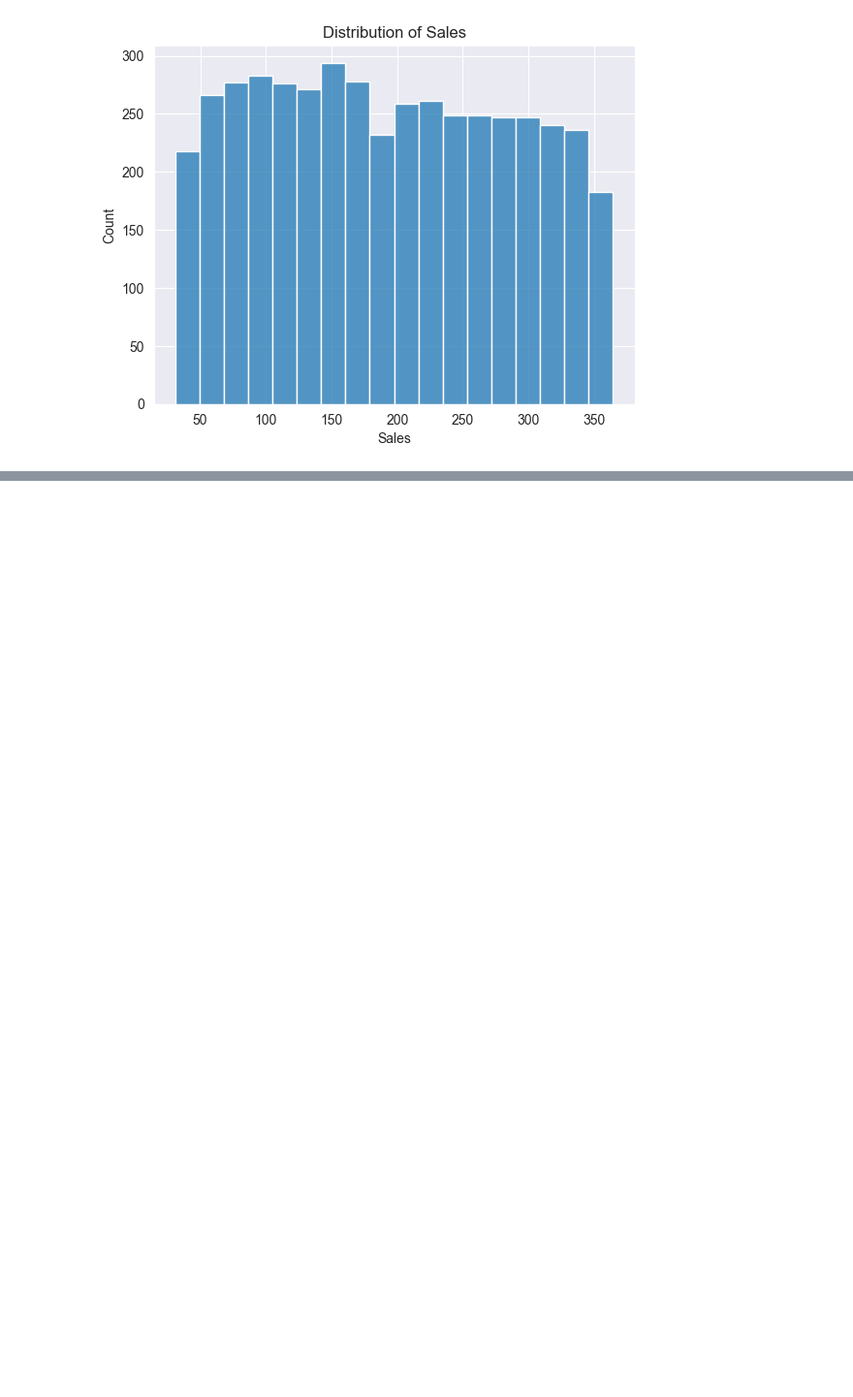
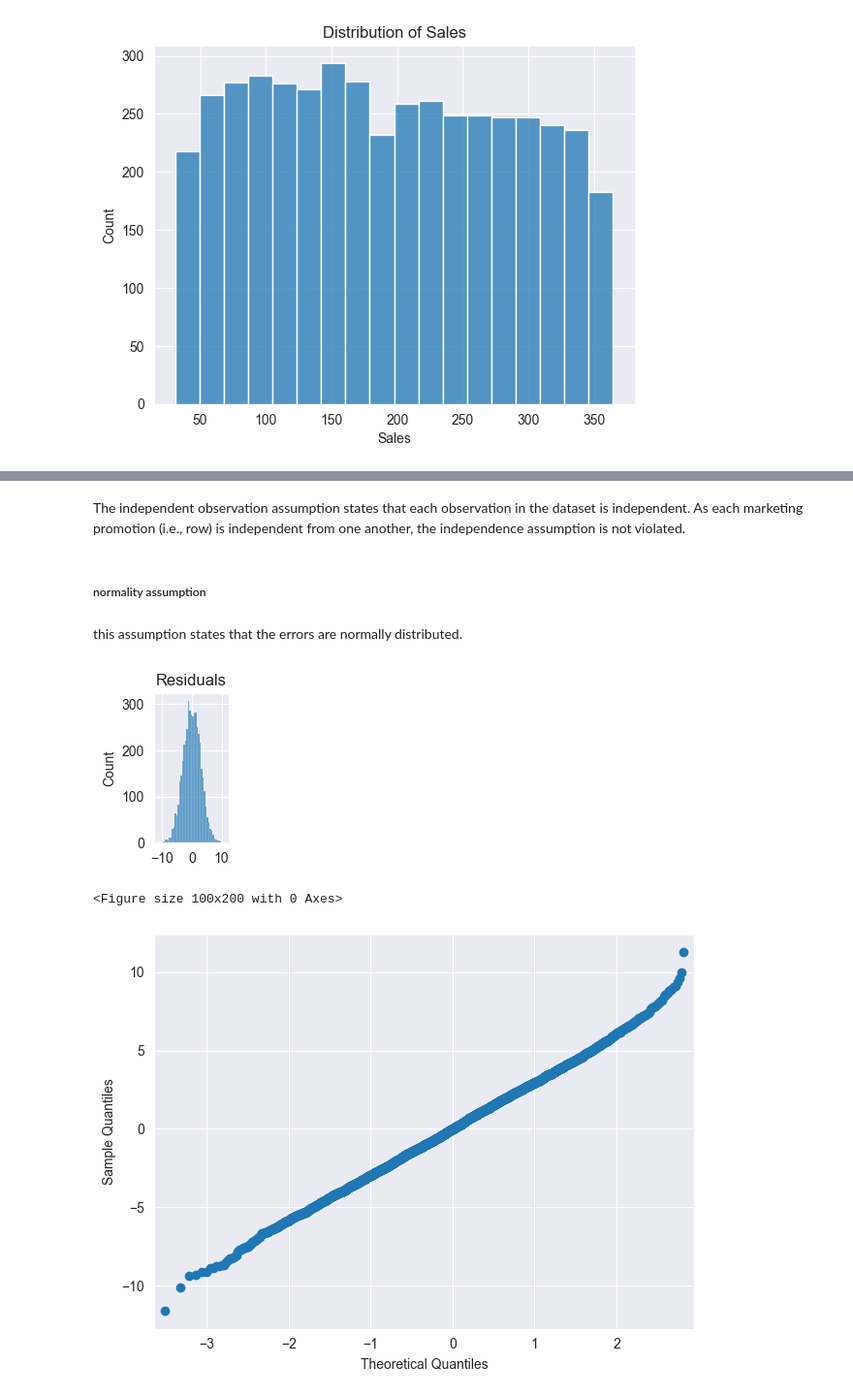
Before and after one commit to yildizramazan/regression-analysis, a Jupyter notebook: module-1/simple-linear-regression-3.ipynb, the cells around one changed output, grey strips where cells are left out. Shown at 97% size. Drawn from its saved outputs; the diff is of its cells as text; code cells hidden in the pictures; blank space fills up the shorter version.

```diff
--- a/module-1/simple-linear-regression-3.ipynb
+++ b/module-1/simple-linear-regression-3.ipynb
@@ -45,0 +55,5 @@ sns.histplot(data=data, x='Sales').set(title='Distribution of Sales')
+# %%
+OLS = ols(formula=ols_formula, data=data[['TV', 'Sales']])
+model = OLS.fit()
+model_results = model.summary()
+model_results
@@ -45,0 +93,25 @@ sns.histplot(data=data, x='Sales').set(title='Distribution of Sales')
+# %% [markdown]
+The independent observation assumption states that each observation in the dataset is independent. As each marketing promotion (i.e., row) is independent from one another, the independence assumption is not violated.
+# %% [markdown]
+##### normality assumption
+# %% [markdown]
+this assumption states that the errors are normally distributed.
+# %%
+# finding the residuals
+predicted_values = model.predict(data.TV)
+actual_values = data['Sales']
+residuals = data.Sales - predicted_values
+# or just by using model.resid
+# %%
+# histogram and Q-Q plot of the residuals
+
+plt.figure(figsize=(1,2))
+fig = sns.histplot(data=residuals).set_title('Residuals')
+plt.figure(figsize=(1,2))
+sm.qqplot(residuals, line='s')
+plt.tight_layout()
+plt.show()
+# %% [output]
+[figure, added]
+<Figure size 100x200 with 0 Axes>
+[figure, added]
```
Also changed, not shown: parts of 15 cells of this notebook.
